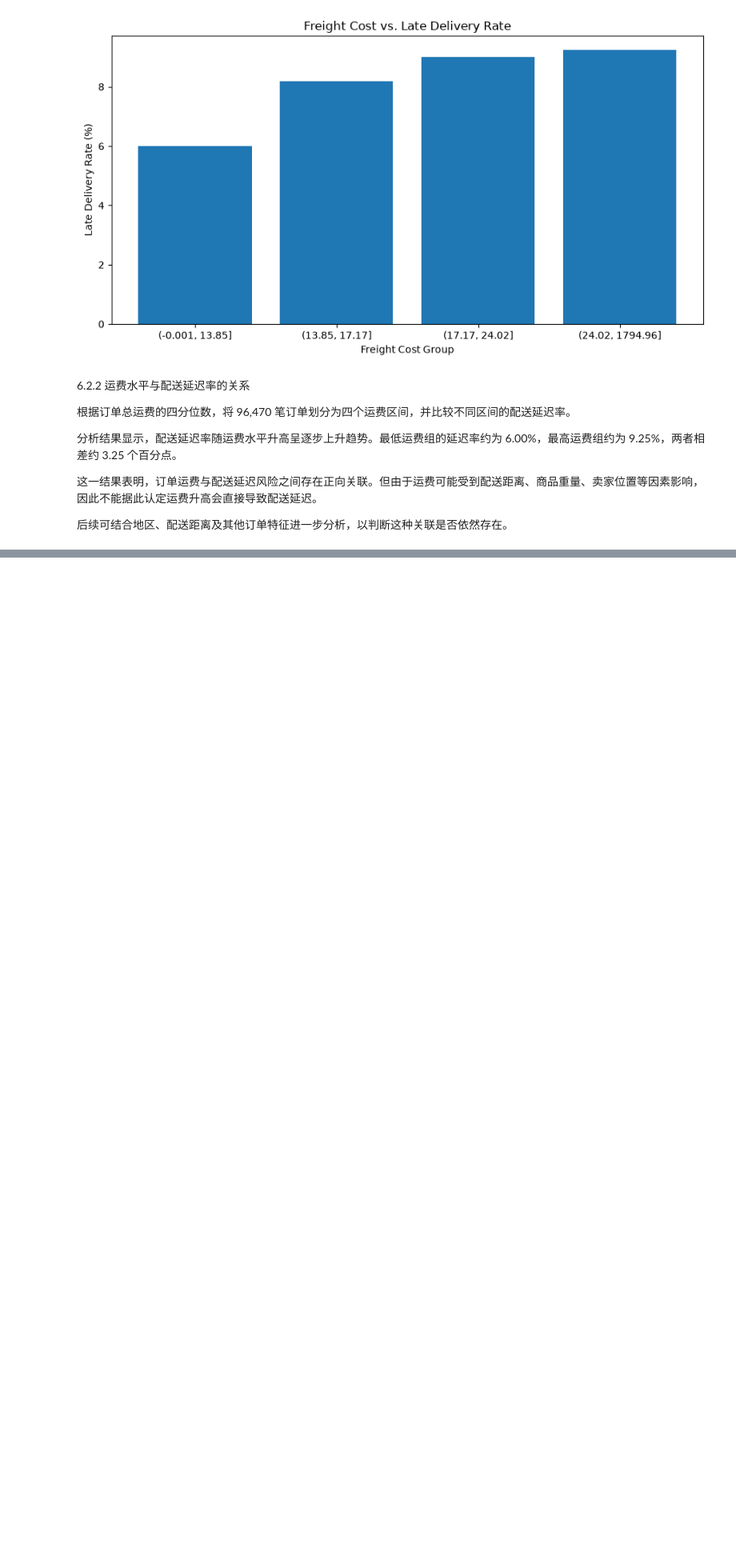
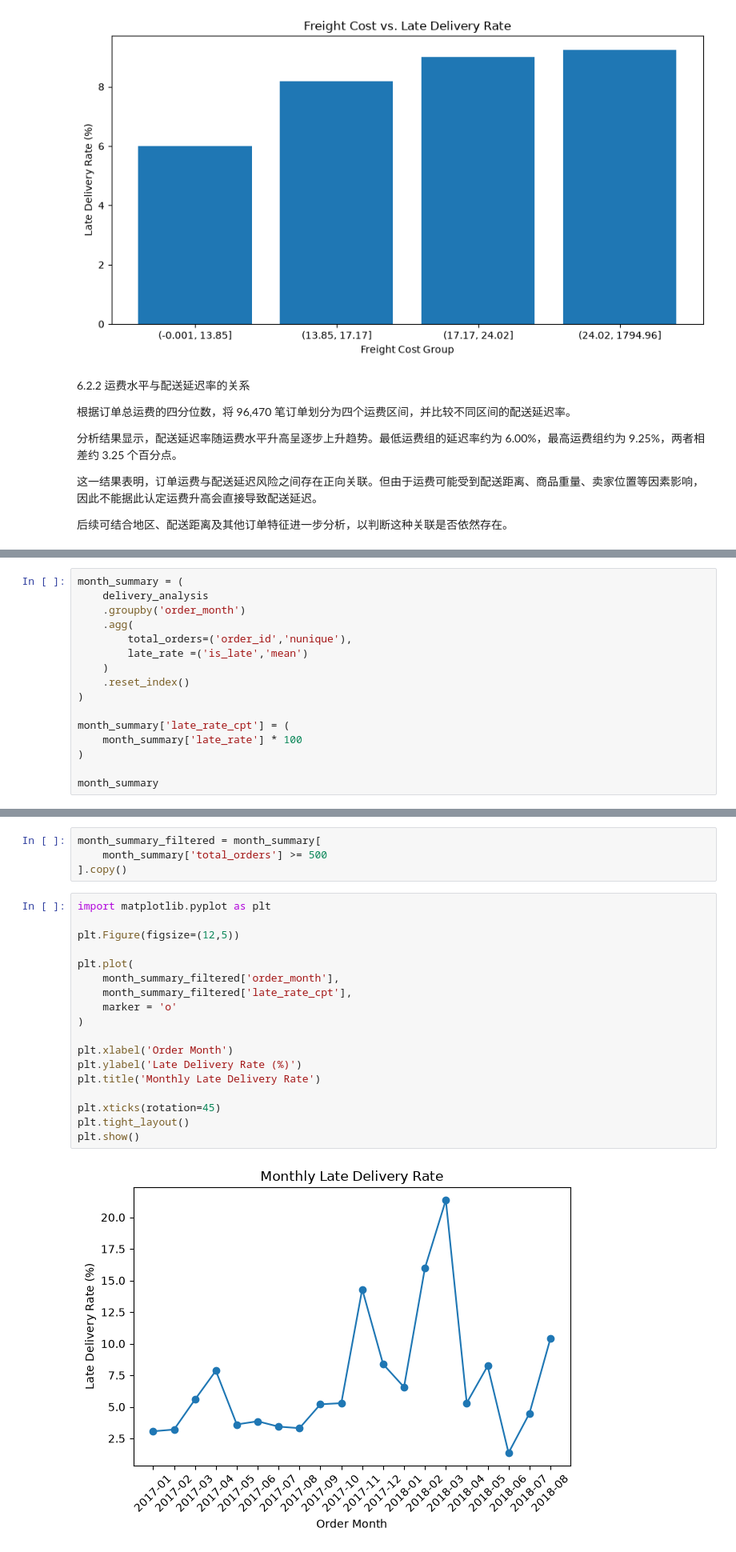
Before and after one commit to 1936196484leex-cloud/ecommerce-delivery-analysis, a Jupyter notebook: notebooks/01_data_explpration.ipynb, the cells around one changed output, grey strips where cells are left out. Shown at 80% size. Drawn from its saved outputs; the diff is of its cells as text; blank space fills up the shorter version.

```diff
--- a/notebooks/01_data_explpration.ipynb
+++ b/notebooks/01_data_explpration.ipynb
@@ -925,0 +1383,16 @@ plt.show()
+# %%
+month_summary = (
+    delivery_analysis
+    .groupby('order_month')
+    .agg(
+        total_orders=('order_id','nunique'),
+        late_rate =('is_late','mean')
+    )
+    .reset_index()
+)
+
+month_summary['late_rate_cpt'] = (
+    month_summary['late_rate'] * 100
+)
+
+month_summary
@@ -925,0 +1417,24 @@ plt.show()
+# %%
+month_summary_filtered = month_summary[
+    month_summary['total_orders'] >= 500
+].copy()
+# %%
+import matplotlib.pyplot as plt
+
+plt.Figure(figsize=(12,5))
+
+plt.plot(
+    month_summary_filtered['order_month'],
+    month_summary_filtered['late_rate_cpt'],
+    marker = 'o'
+)
+
+plt.xlabel('Order Month')
+plt.ylabel('Late Delivery Rate (%)')
+plt.title('Monthly Late Delivery Rate')
+
+plt.xticks(rotation=45)
+plt.tight_layout()
+plt.show()
+# %% [output]
+[figure, added]
```
Also changed, not shown: parts of 38 cells of this notebook.
